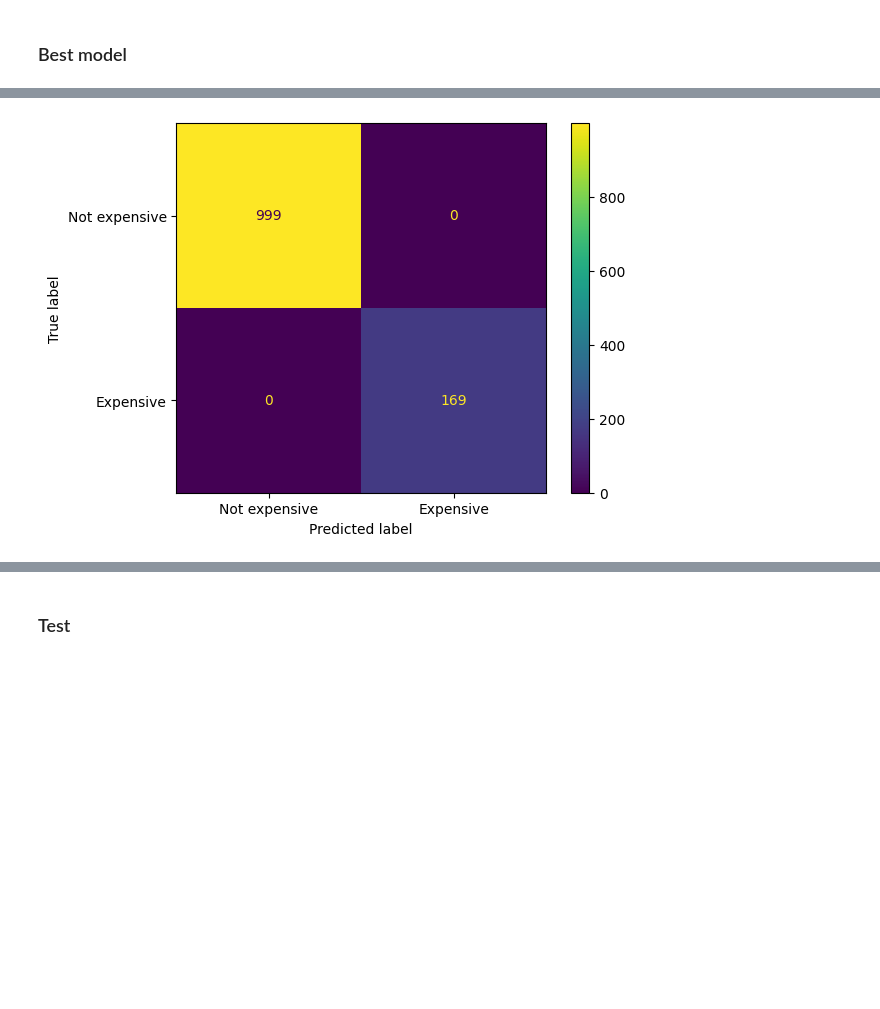
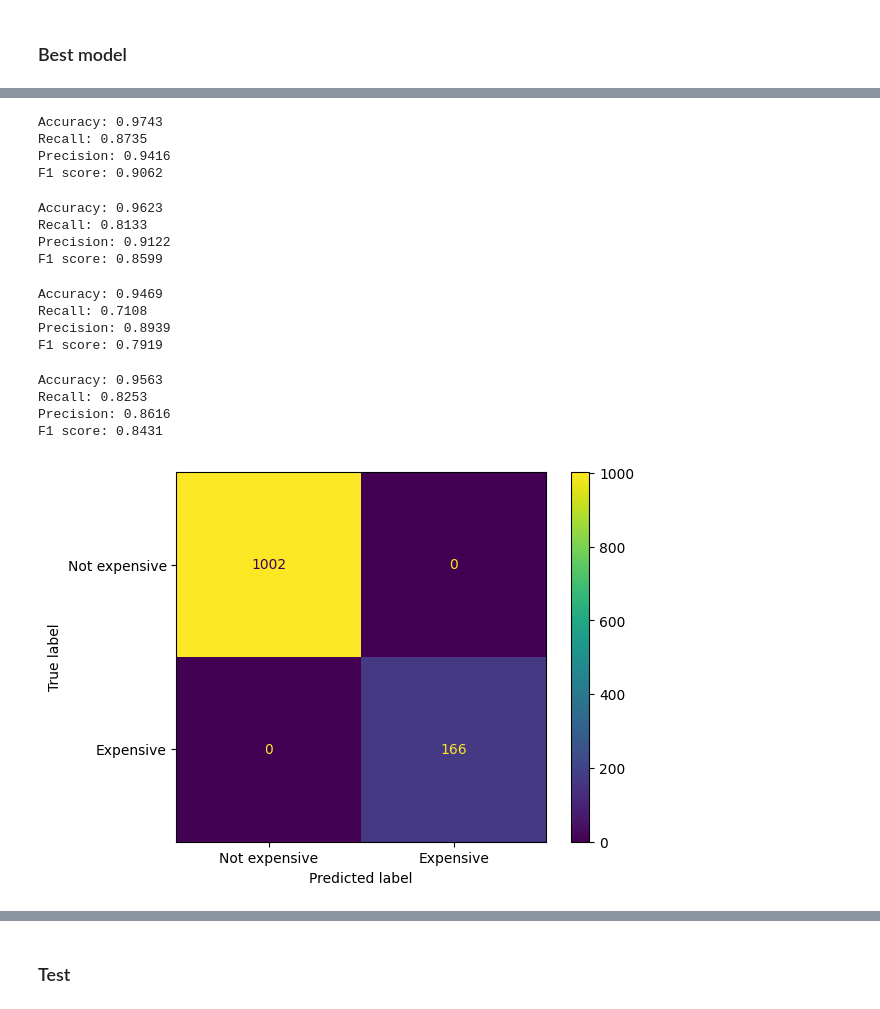
Before and after one commit to gastan81/supervised-ml, a Jupyter notebook: 00_competition.ipynb, the cells around one changed output, grey strips where cells are left out. Cells and saved outputs as stored; diff of their text form; code cells hidden in the pictures; blank space fills up the shorter version.

```diff
--- a/00_competition.ipynb
+++ b/00_competition.ipynb
@@ -919,7 +920,7 @@ pipeline.named_steps#['preprocessor']
  'classifier': DecisionTreeClassifier()}
 # %%
 # define parameter grid
-param_grid = [
+param_grid_rf = [
     # {
     #     'preprocessor__num_imputer3__simple_imputer__strategy':['mean', 'median']
     #     , 'classifier': [DecisionTreeClassifier()]
@@ -967,12 +968,12 @@ param_grid = [
         , 'preprocessor__num_imputer_35__simple_imputer__strategy':['mean']
         , 'preprocessor__num_imputer_36__simple_imputer__strategy':['constant']
         , 'classifier': [RandomForestClassifier()]
-        , 'classifier__n_estimators': range(161, 171, 1)#[250, 300, 350]
-        , 'classifier__max_depth': range(42, 47, 1) #[40, 450, ]
-        , 'classifier__min_samples_leaf': [1, 2, 3, 4]
-        , 'classifier__class_weight': ['balanced', None]
-        , 'classifier__ccp_alpha': [0, 0.000001, 0.00001]
-        , 'classifier__max_features': ['sqrt'] #, 'log2']
+        , 'classifier__n_estimators': range(200, 310, 20)
+        # , 'classifier__max_depth': range(42, 47, 1) #[40, 450, ]
+        # , 'classifier__min_samples_leaf': [1, 2, 3, 4]
+        # , 'classifier__class_weight': ['balanced', None]
+        # , 'classifier__ccp_alpha': [0, 0.000001, 0.00001]
+        , 'classifier__max_features': ['sqrt', 'log2']
         }
 
     # # Parameters for Logistic Regression
@@ -994,15 +995,15 @@ param_grid = [
 ]
 
 # define GridSearchCV
-param_search = GridSearchCV(pipeline,
-                      param_grid,
+param_search_rf = GridSearchCV(pipeline,
+                      param_grid_rf,
                       cv=StratifiedKFold(n_splits=10),
                       verbose=1)
 
-param_search.fit(X_train, y_train)
+param_search_rf.fit(X_train, y_train)
 
-y_pred = param_search.best_estimator_.predict(X_train)
+y_pred_rf = param_search_rf.best_estimator_.predict(X_train)
 _ = ctypes.windll.kernel32.Beep(1000, 2000)
-print(f'Accuracy: {accuracy_score(y_train, y_pred):.4f}')
-param_search.best_params_
+print(f'Accuracy: {accuracy_score(y_train, y_pred_rf):.4f}')
+param_search_rf.best_params_
 # %% [output]
@@ -1032,0 +1404,3 @@ Pipeline(steps=[('preprocessor',
+# %%
+best_rf = param_search_rf.best_estimator_
+param_search_rf.best_estimator_
@@ -1044,8 +1520,52 @@ F1 score: 0.9483
+# %%
+y_train_pred_dt = best_dt.predict(X_train)
+print(f'Accuracy: {accuracy_score(y_train, y_train_pred_dt):.4f}')
+print(f'Recall: {recall_score(y_train, y_train_pred_dt):.4f}')
+print(f'Precision: {precision_score(y_train, y_train_pred_dt):.4f}')
+print(f'F1 score: {f1_score(y_train, y_train_pred_dt):.4f}')
+# %% [output]
+Accuracy: 0.9743
+Recall: 0.8735
+Precision: 0.9416
+F1 score: 0.9062
+# %%
+y_train_pred_lr = best_lr.predict(X_train)
+print(f'Accuracy: {accuracy_score(y_train, y_train_pred_lr):.4f}')
+print(f'Recall: {recall_score(y_train, y_train_pred_lr):.4f}')
+print(f'Precision: {precision_score(y_train, y_train_pred_lr):.4f}')
+print(f'F1 score: {f1_score(y_train, y_train_pred_lr):.4f}')
+# %% [output]
+Accuracy: 0.9623
+Recall: 0.8133
+Precision: 0.9122
+F1 score: 0.8599
+# %%
+y_train_pred_knn = best_knn.predict(X_train)
+print(f'Accuracy: {accuracy_score(y_train, y_train_pred_knn):.4f}')
+print(f'Recall: {recall_score(y_train, y_train_pred_knn):.4f}')
+print(f'Precision: {precision_score(y_train, y_train_pred_knn):.4f}')
+print(f'F1 score: {f1_score(y_train, y_train_pred_knn):.4f}')
+# %% [output]
+Accuracy: 0.9469
+Recall: 0.7108
+Precision: 0.8939
+F1 score: 0.7919
+# %%
+y_train_pred_svc = best_svc.predict(X_train)
+print(f'Accuracy: {accuracy_score(y_train, y_train_pred_svc):.4f}')
+print(f'Recall: {recall_score(y_train, y_train_pred_svc):.4f}')
+print(f'Precision: {precision_score(y_train, y_train_pred_svc):.4f}')
+print(f'F1 score: {f1_score(y_train, y_train_pred_svc):.4f}')
+# %% [output]
+Accuracy: 0.9563
+Recall: 0.8253
+Precision: 0.8616
+F1 score: 0.8431
 # %%
 ConfusionMatrixDisplay.from_estimator(
-    best
+    best_rf
     , X_train
-    , y_train_pred
+    , y_train
     , display_labels=['Not expensive', 'Expensive']);
 # %% [output]
-[figure, old version]
+[figure, new version]
```
Also changed, not shown: parts of 41 cells of this notebook.
